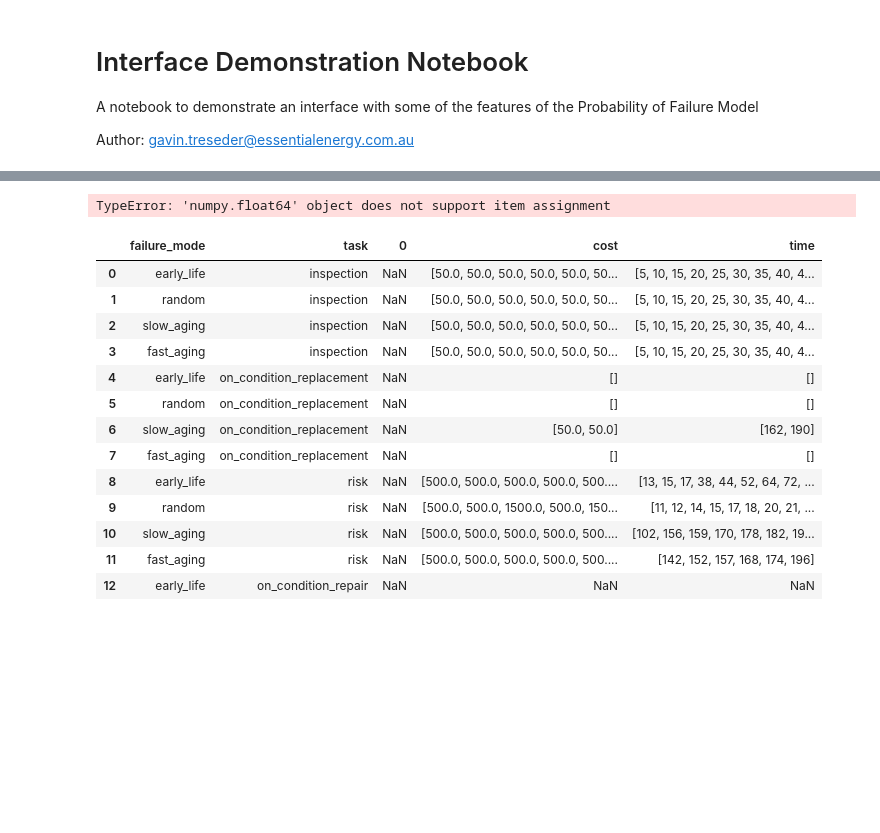
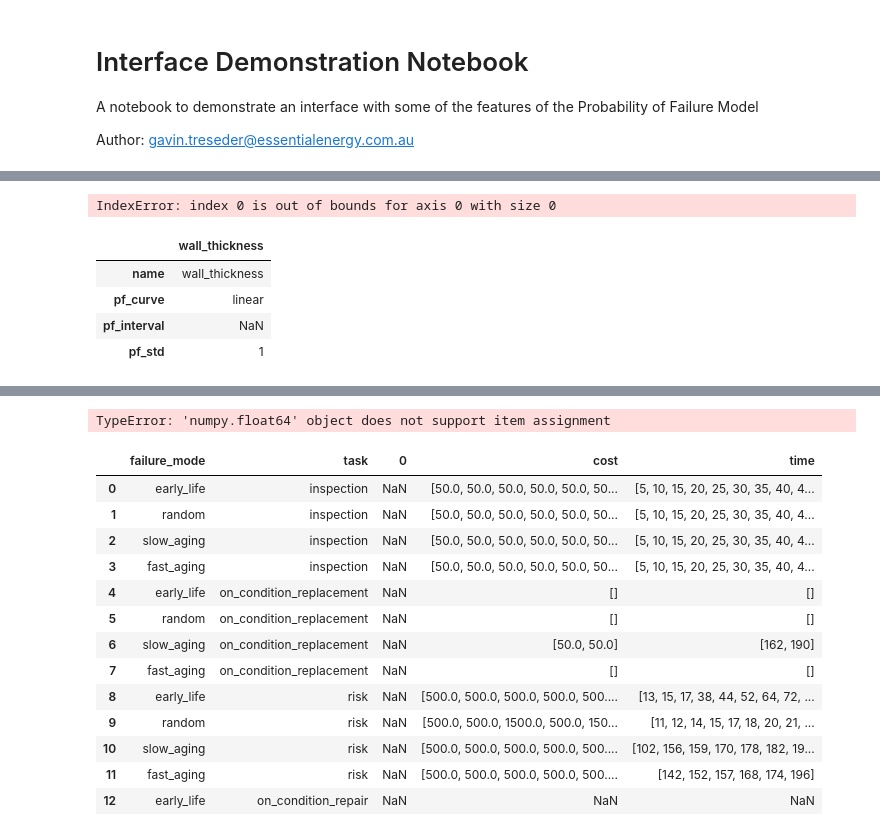
Before and after one commit to gavintreseder/pof, a Jupyter notebook: notebooks/dash.ipynb, the cells around one changed output, grey strips where cells are left out. Saved outputs shown, nothing was run; the diff lists cells and outputs as text; code cells hidden in the pictures; blank space fills up the shorter version.

Commit message:
changes to sim_failure_timeline

```diff
--- a/notebooks/dash.ipynb
+++ b/notebooks/dash.ipynb
@@ -242,0 +258,13 @@ else:
+# %%
+comp.mc_timeline(100)
+# %% [output]
+IndexError: index 0 is out of bounds for axis 0 with size 0
+# %%
+df = pd.DataFrame(comp.fm['fungal decay - internal'].conditions)
+df
+# %% [output]
+|  | wall_thickness |
+| name | wall_thickness |
+| pf_curve | linear |
+| pf_interval | NaN |
+| pf_std | 1 |
```
Also changed, not shown: parts of 14 cells of this notebook, 6 other files.
